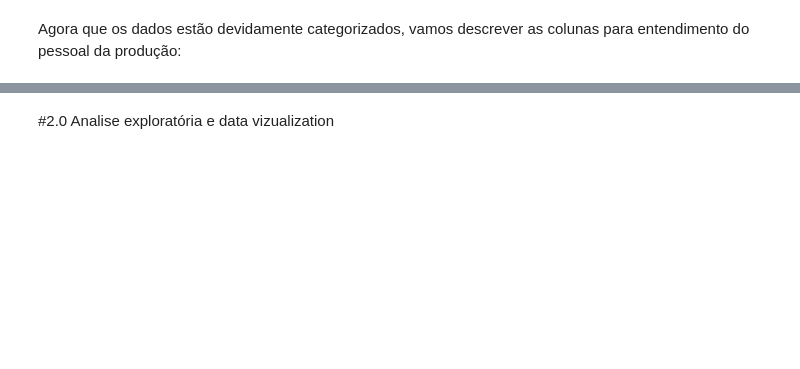
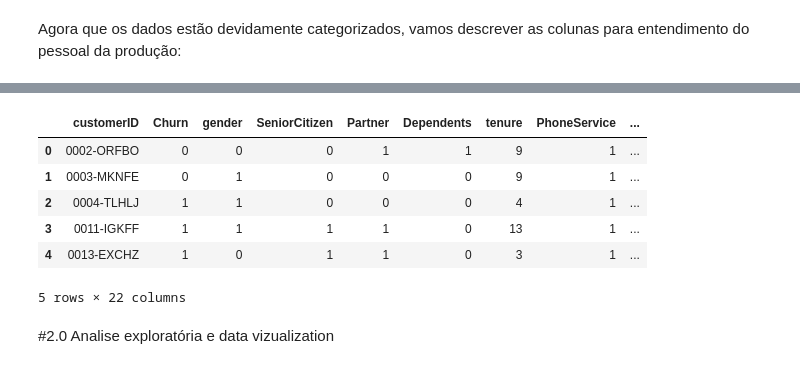
Before and after one commit to VitorFRodrigues/Alura_Challenges, a Jupyter notebook: notebook/Alura_Challenge_DataScience1.ipynb, the cells around one changed output, grey strips where cells are left out. Drawn from its saved outputs; the diff is of its cells as text; code cells hidden in the pictures; blank space fills up the shorter version.

```diff
--- a/notebook/Alura_Challenge_DataScience1.ipynb
+++ b/notebook/Alura_Challenge_DataScience1.ipynb
@@ -277,2 +313,15 @@ descricao_colunas = {
+# %%
+rearranjo = ['customerID', 'Churn', 'gender', 'SeniorCitizen', 'Partner', 'Dependents', 'tenure', 'PhoneService', 'MultipleLines', 'InternetService', 'OnlineSecurity', 'OnlineBackup', 'DeviceProtection', 'TechSupport',
+             'StreamingTV', 'StreamingMovies', 'Contract', 'PaperlessBilling', 'PaymentMethod', 'Charges.Daily', 'Charges.Monthly', 'Charges.Total']
+dados_categorizados = dados_categorizados[rearranjo]
+dados_categorizados.head()
+# %% [output]
+|  | customerID | Churn | gender | SeniorCitizen | Partner | Dependents | tenure | PhoneService | ... |
+| 0 | 0002-ORFBO | 0 | 0 | 0 | 1 | 1 | 9 | 1 | ... |
+| 1 | 0003-MKNFE | 0 | 1 | 0 | 0 | 0 | 9 | 1 | ... |
+| 2 | 0004-TLHLJ | 1 | 1 | 0 | 0 | 0 | 4 | 1 | ... |
+| 3 | 0011-IGKFF | 1 | 1 | 1 | 1 | 0 | 13 | 1 | ... |
+| 4 | 0013-EXCHZ | 1 | 0 | 1 | 1 | 0 | 3 | 1 | ... |
+5 rows × 22 columns
 # %% [markdown]
 #2.0 Analise exploratória e data vizualization
```
Also changed, not shown: parts of 4 cells of this notebook.
